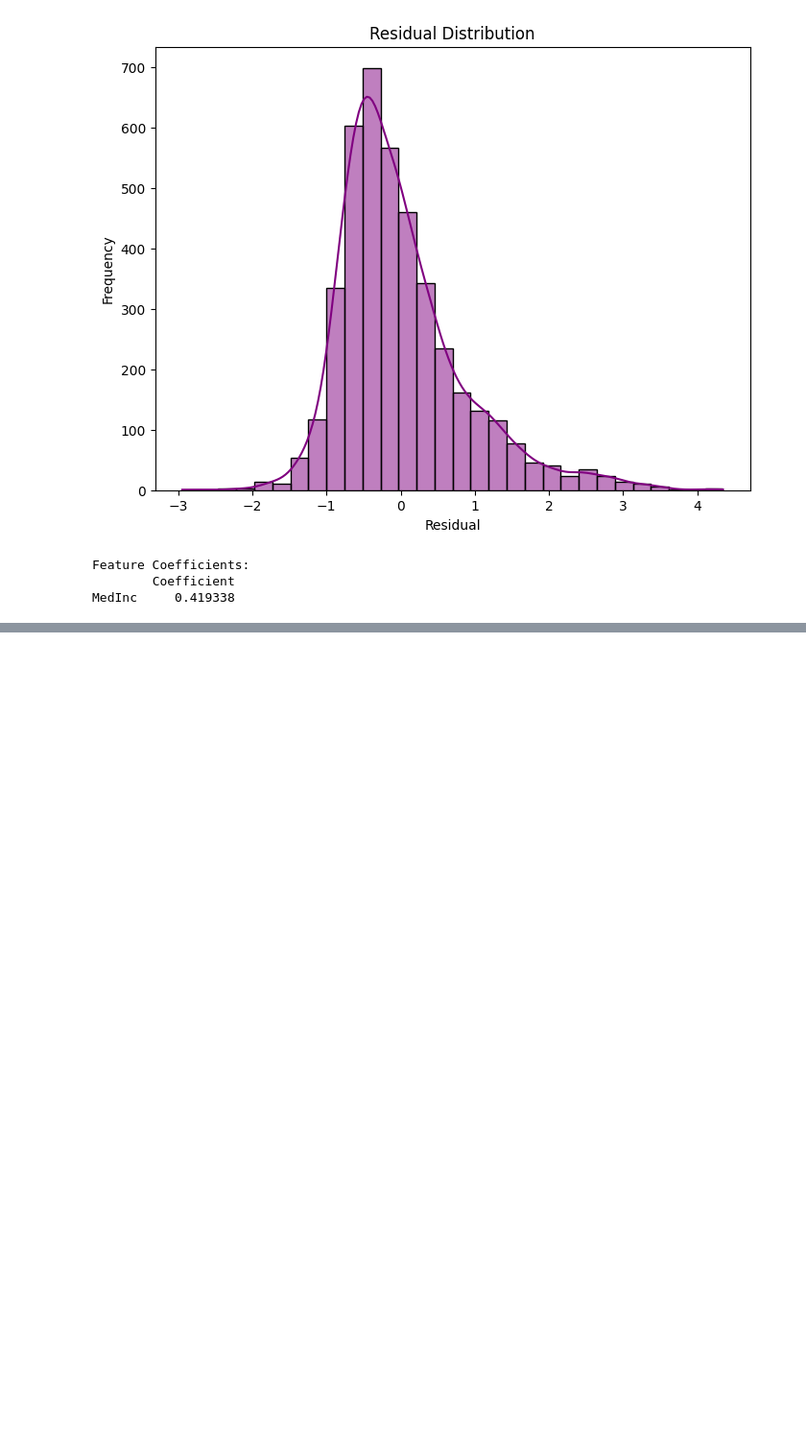
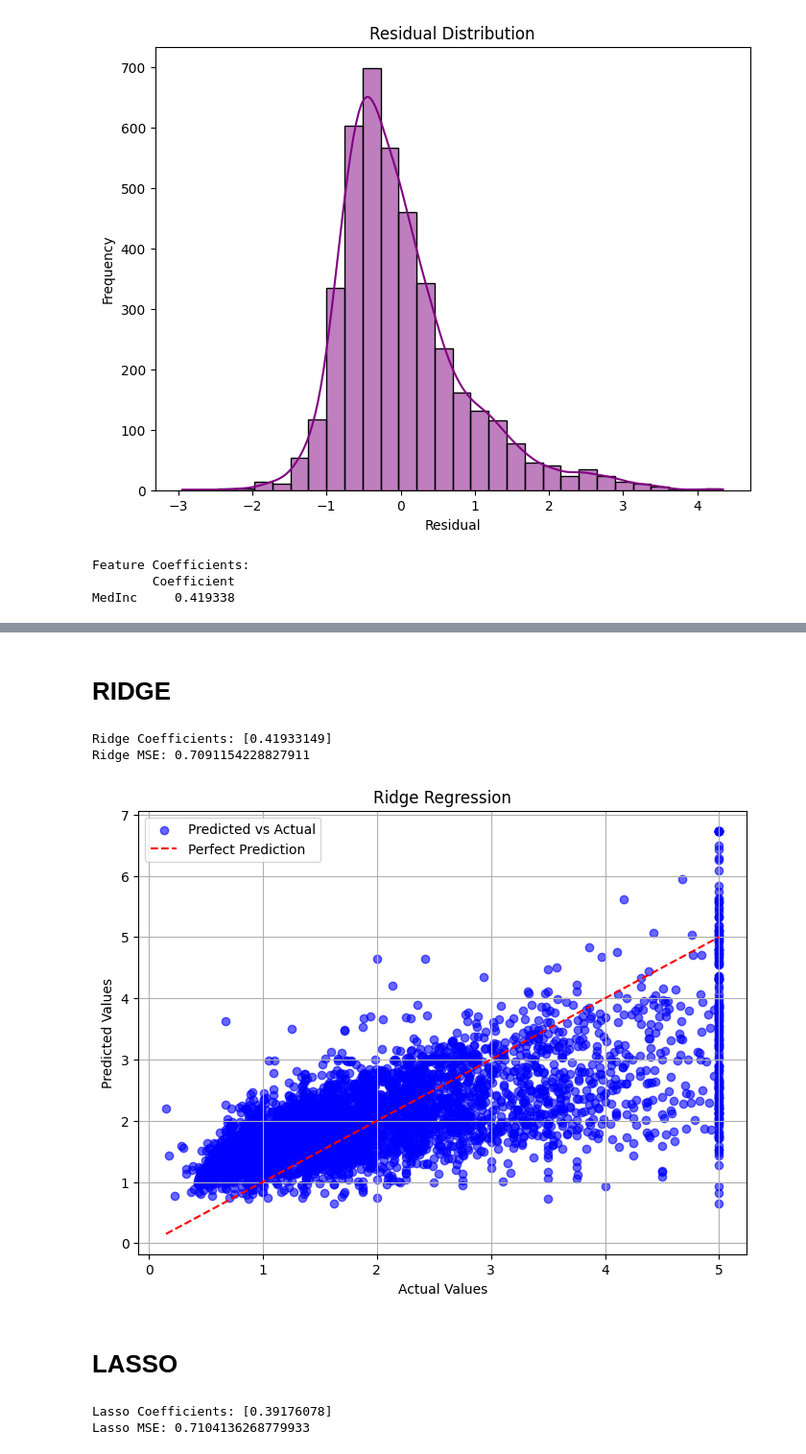
Before and after one commit to Samrile/California-Housing-Linear_Regression, a Jupyter notebook: 1_LIN_REG.ipynb, the cells around one changed output, grey strips where cells are left out. Shown at 96% size. Cells and saved outputs as stored; diff of their text form; code cells hidden in the pictures; blank space fills up the shorter version.

```diff
--- a/1_LIN_REG.ipynb
+++ b/1_LIN_REG.ipynb
@@ -135,0 +155,2 @@ MedInc     0.419338
+# %% [markdown]
+# RIDGE
@@ -135,0 +160,40 @@ MedInc     0.419338
+# %%
+x1 = data[selected_features].drop('PRICE', axis=1)
+y1 = data['PRICE']
+x1_train, x1_test, y1_train, y1_test = train_test_split(x1, y1, test_size=0.2, random_state=42)
+# %%
+ridge = Ridge(alpha=1.0)  # Alpha is the regularization strength
+ridge.fit(x1_train, y1_train)
+ridge_pred = ridge.predict(x1_test)
+ridge_mse = mean_squared_error(y1_test, ridge_pred)
+# %%
+print("Ridge Coefficients:", ridge.coef_)
+print("Ridge MSE:", ridge_mse)
+# %% [output]
+Ridge Coefficients: [0.41933149]
+Ridge MSE: 0.7091154228827911
+# %%
+plt.figure(figsize=(18, 6))
+plt.subplot(1, 2, 1)
+plt.scatter(y1_test, ridge_pred, color='blue', alpha=0.6, label='Predicted vs Actual')
+plt.plot([min(y1_test), max(y1_test)], [min(y1_test), max(y1_test)], color='red', linestyle='--', label='Perfect Prediction')
+plt.title('Ridge Regression')
+plt.xlabel('Actual Values')
+plt.ylabel('Predicted Values')
+plt.legend()
+plt.grid()
+# %% [output]
+[figure, added]
+# %% [markdown]
+# LASSO
+# %%
+lasso = Lasso(alpha=0.1)
+lasso.fit(x1_train, y1_train)
+lasso_pred = lasso.predict(x1_test)
+lasso_mse = mean_squared_error(y1_test, lasso_pred)
+
+print("Lasso Coefficients:", lasso.coef_)
+print("Lasso MSE:", lasso_mse)
+# %% [output]
+Lasso Coefficients: [0.39176078]
+Lasso MSE: 0.7104136268779933
```
Also changed, not shown: parts of 8 cells of this notebook.
